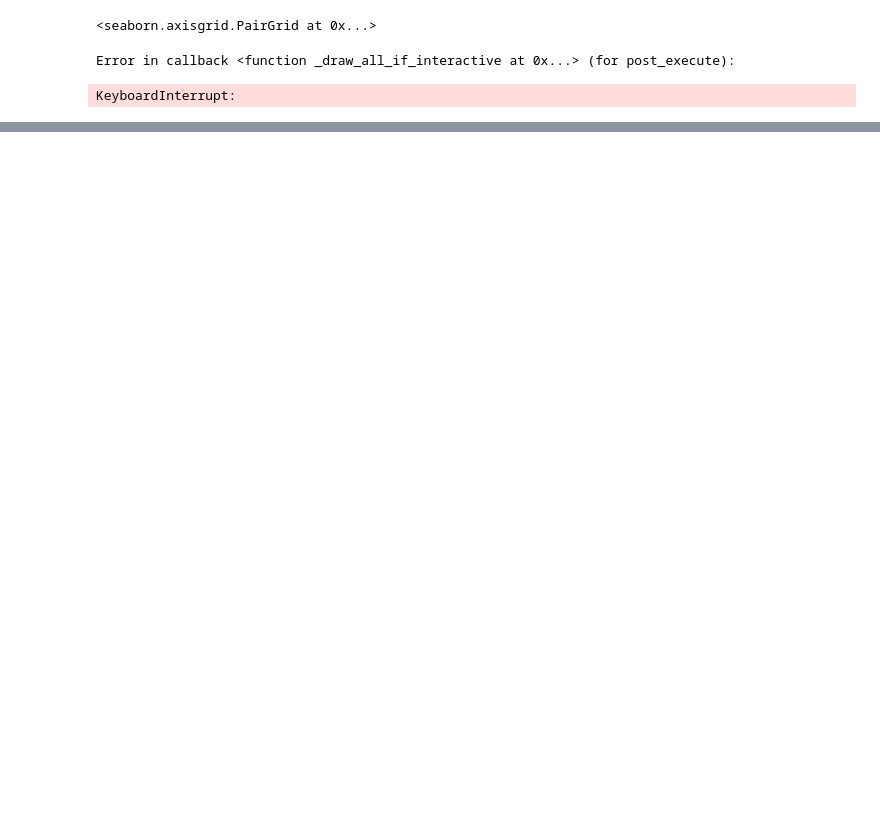
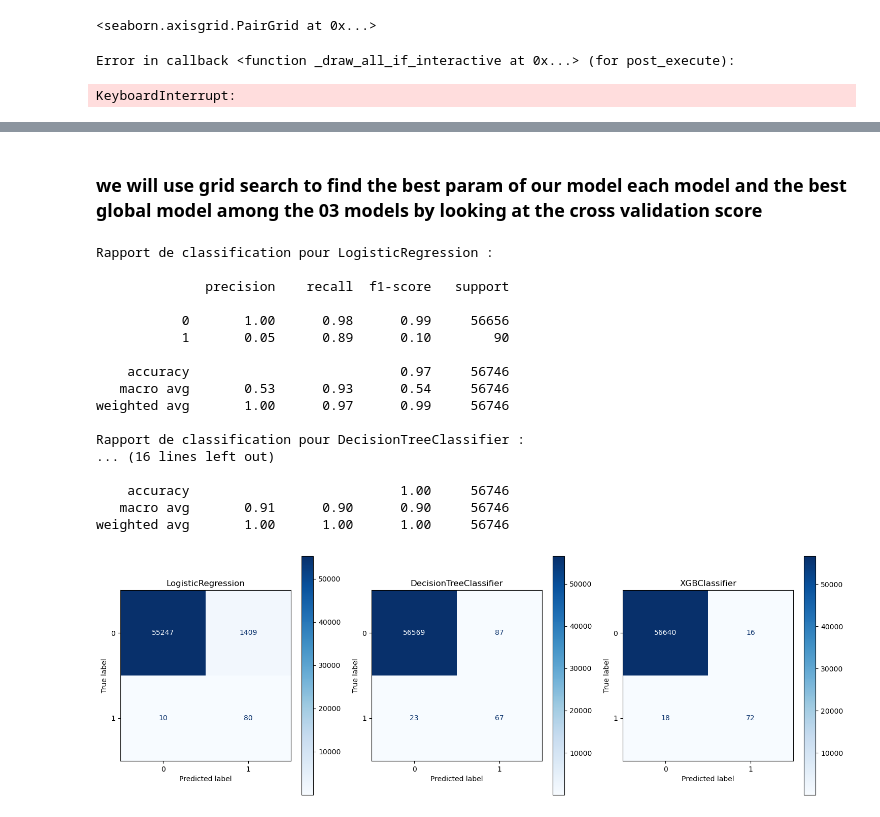
Before and after one commit to yvankondjo/Credit-Card-Fraud-Detection, a Jupyter notebook: Credit-Card.ipynb, the cells around one changed output, grey strips where cells are left out. Cells and saved outputs as stored; diff of their text form; code cells hidden in the pictures; blank space fills up the shorter version.

```diff
--- a/Credit-Card.ipynb
+++ b/Credit-Card.ipynb
@@ -225,0 +242,10 @@ KeyboardInterrupt:
+# %%
+# Préparation des données
+X = df.drop('Class', axis=1)
+y = df['Class']
+
+# Division des données
+ss = ShuffleSplit(n_splits=1, test_size=0.2, random_state=42)
+train_index, test_index = next(ss.split(X, y))
+X_train, X_test = X.iloc[train_index], X.iloc[test_index]
+y_train, y_test = y.iloc[train_index], y.iloc[test_index]
@@ -225,0 +261,54 @@ KeyboardInterrupt:
+# %% [markdown]
+### we will use grid search to find the best param of our model each model and the best global model among the 03 models by looking at the cross validation score
+# %%
+# Liste des modèles à entraîner
+models = [
+    LogisticRegression(random_state=42),
+    DecisionTreeClassifier(random_state=42),
+    XGBClassifier(use_label_encoder=False, eval_metric='logloss', random_state=42)
+]
+# %%
+# Pipeline de prétraitement et d'entraînement
+def train_evaluate_model(model, X_train, y_train, X_test, y_test):
+    pipeline = ImbPipeline([
+        ('scaler', StandardScaler()),
+        ('smote', SMOTE(random_state=42)),
+        ('classifier', model)
+    ])
+
+    pipeline.fit(X_train, y_train)
+    return pipeline
+# %%
+# Entraînement et sauvegarde des meilleurs modèles
+best_estimators = [train_evaluate_model(model, X_train, y_train, X_test, y_test) for model in models]
+# %%
+fig, axes = plt.subplots(1, 3, figsize=(15, 5))
+for ax, estimator in zip(axes, best_estimators):
+    y_pred = estimator.predict(X_test)
+    print(f"Rapport de classification pour {type(estimator.named_steps['classifier']).__name__} :\n")
+    print(classification_report(y_test, y_pred))
+
+    ConfusionMatrixDisplay.from_estimator(estimator, X_test, y_test, ax=ax, cmap='Blues')
+    ax.title.set_text(type(estimator.named_steps['classifier']).__name__)
+
+plt.tight_layout()
+plt.show()
+# %% [output]
+Rapport de classification pour LogisticRegression :
+
+              precision    recall  f1-score   support
+
+           0       1.00      0.98      0.99     56656
+           1       0.05      0.89      0.10        90
+
+    accuracy                           0.97     56746
+   macro avg       0.53      0.93      0.54     56746
+weighted avg       1.00      0.97      0.99     56746
+
+Rapport de classification pour DecisionTreeClassifier :
+... (16 lines left out)
+
+    accuracy                           1.00     56746
+   macro avg       0.91      0.90      0.90     56746
+weighted avg       1.00      1.00      1.00     56746
+[figure, added]
```
Also changed, not shown: parts of 20 cells of this notebook.
